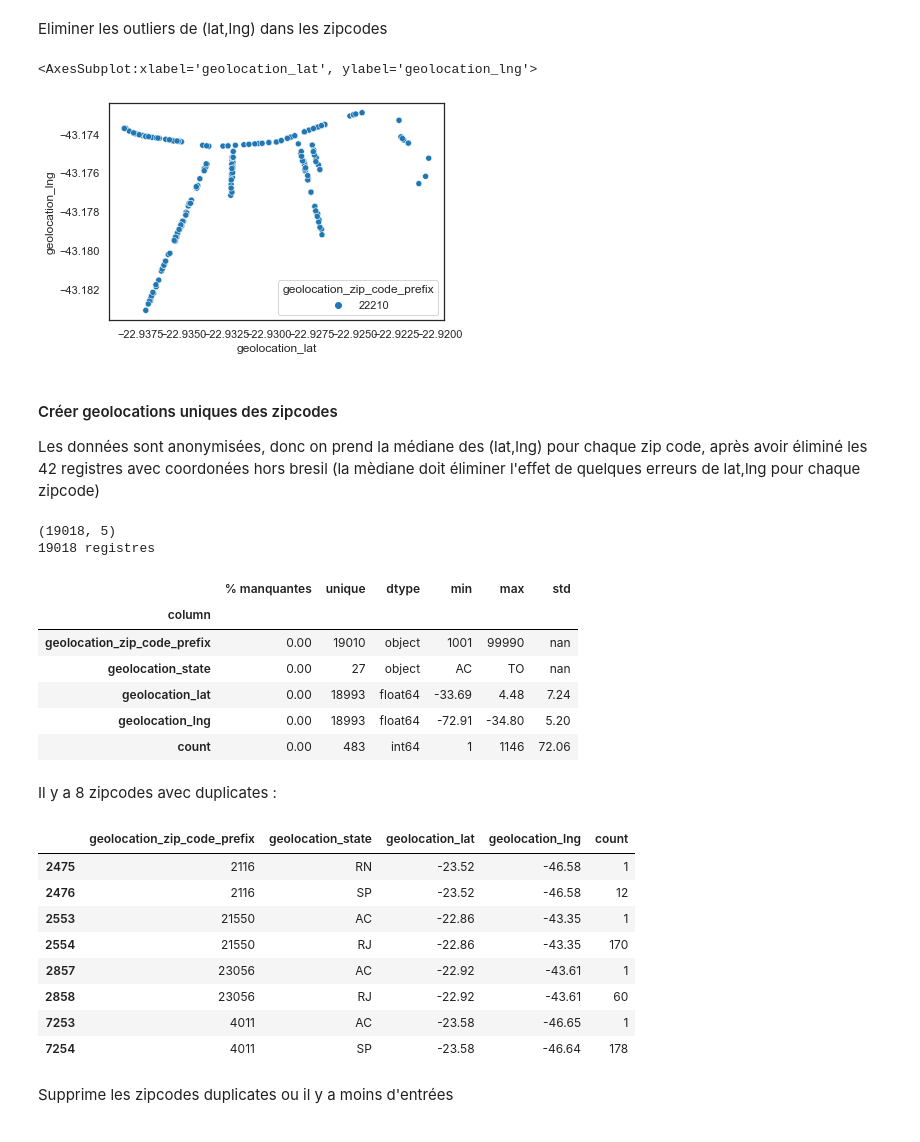
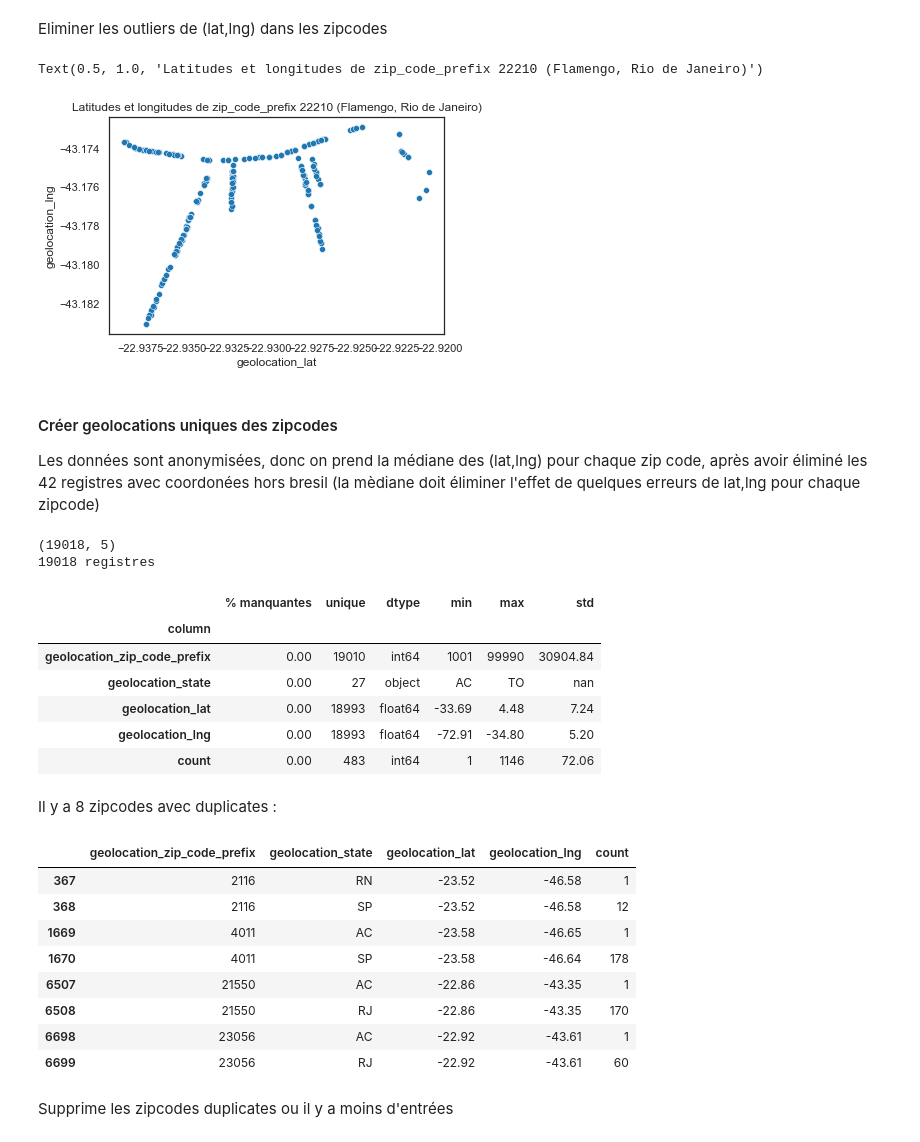
Before and after one commit to mrcreasey/oc-ds-p5-unsupervised-clustering, a Jupyter notebook: P5_01_analyse.ipynb, the cells around one changed output. Drawn from its saved outputs; the diff is of its cells as text; code cells hidden in the pictures.

```diff
--- a/P5_01_analyse.ipynb
+++ b/P5_01_analyse.ipynb
@@ -360,14 +360,12 @@ trop à l'ouest (4, 5)
 # %% [markdown]
 Eliminer les outliers de (lat,lng) dans les zipcodes
 # %%
-geolocation['geolocation_zip_code_prefix'] = geolocation['geolocation_zip_code_prefix'].astype(
-    str)
-flamengo = geolocation[geolocation['geolocation_zip_code_prefix'] == "22210"]
-sns.scatterplot(data=flamengo, x='geolocation_lat',
-                y='geolocation_lng', hue='geolocation_zip_code_prefix')
+flamengo = geolocation[geolocation['geolocation_zip_code_prefix'] == 22210]
+sns.scatterplot(data=flamengo, x='geolocation_lat',y='geolocation_lng')
+plt.title('Latitudes et longitudes de zip_code_prefix 22210 (Flamengo, Rio de Janeiro)')
 # %% [output]
-<AxesSubplot:xlabel='geolocation_lat', ylabel='geolocation_lng'>
+Text(0.5, 1.0, 'Latitudes et longitudes de zip_code_prefix 22210 (Flamengo, Rio de Janeiro)')
-[figure, old version]
+[figure, new version]
 # %% [markdown]
 #### Créer geolocations uniques des zipcodes
 
@@ -386,7 +384,7 @@ decrire_dataframe(geoloc)
 19018 registres
 |  | % manquantes | unique | dtype | min | max | std |
 | column |  |  |  |  |  |  |
-| geolocation_zip_code_prefix | 0.00 | 19010 | object | 1001 | 99990 | nan |
+| geolocation_zip_code_prefix | 0.00 | 19010 | int64 | 1001 | 99990 | 30904.84 |
 | geolocation_state | 0.00 | 27 | object | AC | TO | nan |
 | geolocation_lat | 0.00 | 18993 | float64 | -33.69 | 4.48 | 7.24 |
 | geolocation_lng | 0.00 | 18993 | float64 | -72.91 | -34.80 | 5.20 |
@@ -399,14 +397,14 @@ geoloc_dups = geoloc[geoloc.duplicated(
 geoloc_dups.head(8)
 # %% [output]
 |  | geolocation_zip_code_prefix | geolocation_state | geolocation_lat | geolocation_lng | count |
-| 2475 | 2116 | RN | -23.52 | -46.58 | 1 |
-| 2476 | 2116 | SP | -23.52 | -46.58 | 12 |
-| 2553 | 21550 | AC | -22.86 | -43.35 | 1 |
-| 2554 | 21550 | RJ | -22.86 | -43.35 | 170 |
-| 2857 | 23056 | AC | -22.92 | -43.61 | 1 |
-| 2858 | 23056 | RJ | -22.92 | -43.61 | 60 |
-| 7253 | 4011 | AC | -23.58 | -46.65 | 1 |
-| 7254 | 4011 | SP | -23.58 | -46.64 | 178 |
+| 367 | 2116 | RN | -23.52 | -46.58 | 1 |
+| 368 | 2116 | SP | -23.52 | -46.58 | 12 |
+| 1669 | 4011 | AC | -23.58 | -46.65 | 1 |
+| 1670 | 4011 | SP | -23.58 | -46.64 | 178 |
+| 6507 | 21550 | AC | -22.86 | -43.35 | 1 |
+| 6508 | 21550 | RJ | -22.86 | -43.35 | 170 |
+| 6698 | 23056 | AC | -22.92 | -43.61 | 1 |
+| 6699 | 23056 | RJ | -22.92 | -43.61 | 60 |
 # %% [markdown]
 Supprime les zipcodes duplicates ou il y a moins d'entrées
 # %%
```
Also changed, not shown: parts of 13 cells of this notebook.
